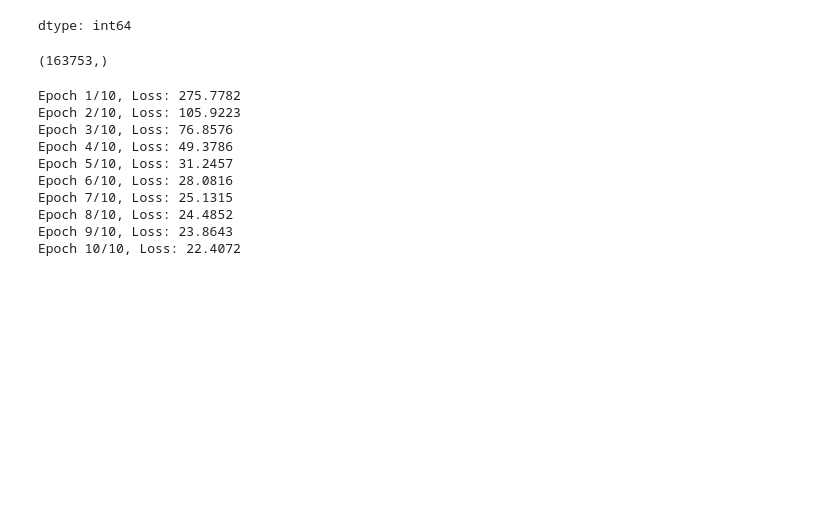
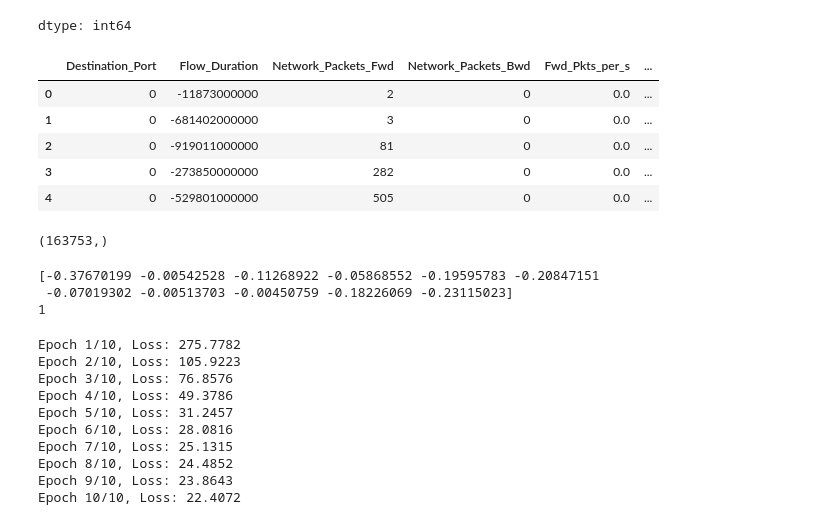
Before and after one commit to sanjib7777/Network_Security_Using_LSTM, a Jupyter notebook: Network_security_final.ipynb, the cells around one changed output. Cells and saved outputs as stored; diff of their text form; code cells hidden in the pictures; blank space fills up the shorter version.

```diff
--- a/Network_security_final.ipynb
+++ b/Network_security_final.ipynb
@@ -119,6 +119,15 @@ df['Label'].value_counts()
 | Benign | 662116 |
 | Attack | 156647 |
 dtype: int64
+# %%
+df.head()
+# %% [output]
+|  | Destination_Port | Flow_Duration | Network_Packets_Fwd | Network_Packets_Bwd | Fwd_Pkts_per_s | ... |
+| 0 | 0 | -11873000000 | 2 | 0 | 0.0 | ... |
+| 1 | 0 | -681402000000 | 3 | 0 | 0.0 | ... |
+| 2 | 0 | -919011000000 | 81 | 0 | 0.0 | ... |
+| 3 | 0 | -273850000000 | 282 | 0 | 0.0 | ... |
+| 4 | 0 | -529801000000 | 505 | 0 | 0.0 | ... |
 # %%
 # Drop timestamp or transform it to a useful feature if needed
 df = df.drop(columns=["Timestamp"])
@@ -142,6 +151,13 @@ X_train, X_test, y_train, y_test = train_test_split(X_scaled, y, test_size=0.2,
 y_test.shape
 # %% [output]
 (163753,)
+# %%
+print(X_train[0])
+print(y_train[0])
+# %% [output]
+[-0.37670199 -0.00542528 -0.11268922 -0.05868552 -0.19595783 -0.20847151
+ -0.07019302 -0.00513703 -0.00450759 -0.18226069 -0.23115023]
+1
 # %%
 class NetworkDataset(Dataset):
     def __init__(self, X, y):
```
Also changed, not shown: parts of 2 cells of this notebook.
